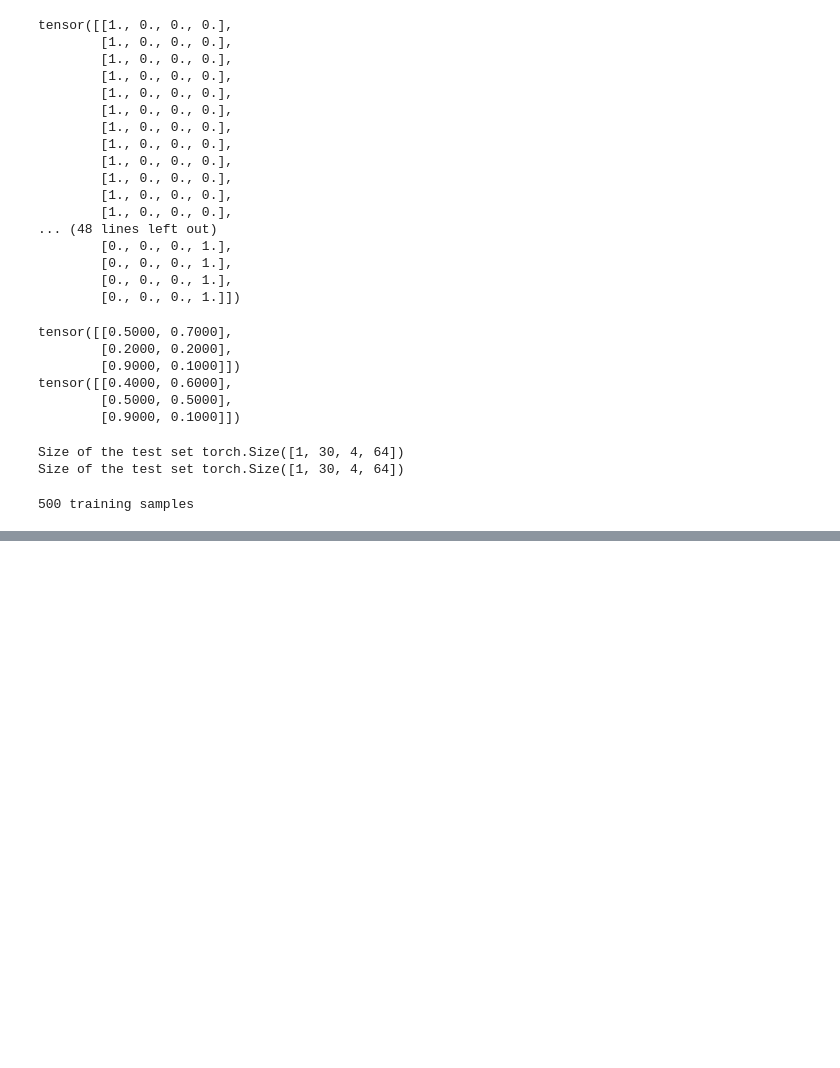
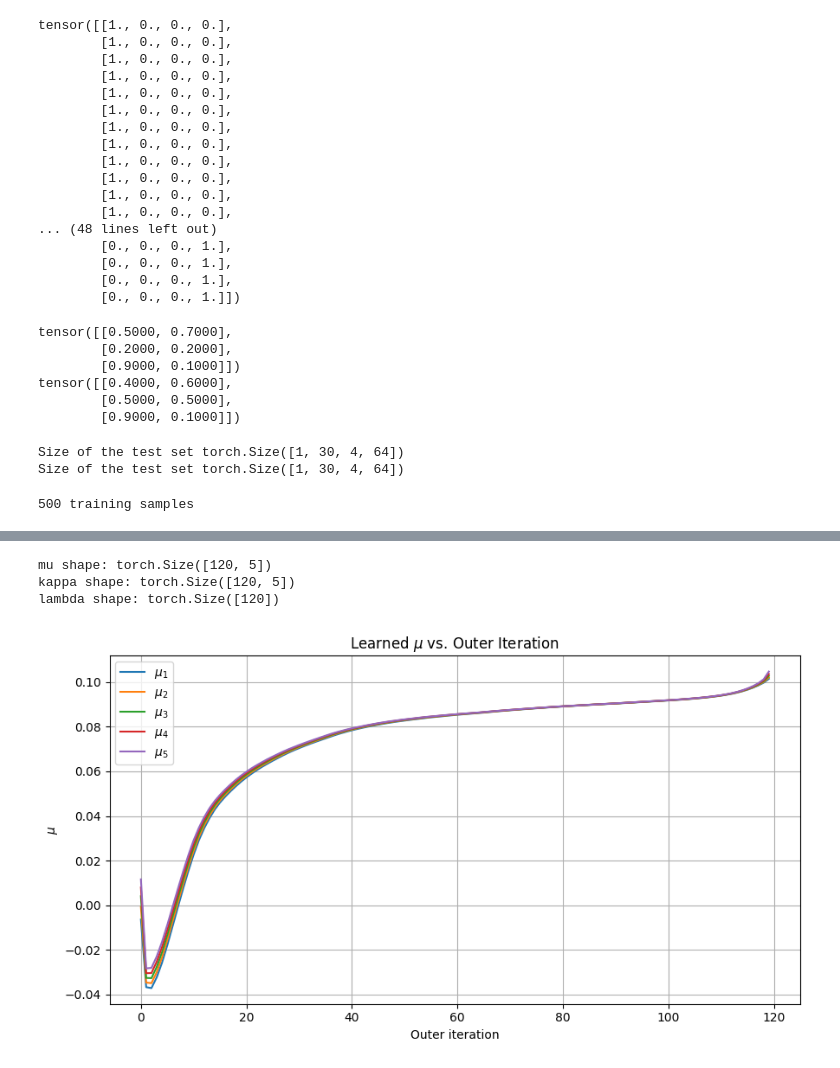
Before and after one commit to SurangaPrasad/hbf_pc_isac, a Jupyter notebook: inspections.ipynb, the cells around one changed output, grey strips where cells are left out. Cells and saved outputs as stored; diff of their text form; code cells hidden in the pictures; blank space fills up the shorter version.

```diff
--- a/inspections.ipynb
+++ b/inspections.ipynb
@@ -94,0 +126,54 @@ print(len(H_train[0]), 'training samples')
+# %%
+import torch
+import matplotlib.pyplot as plt
+
+model_path = "model/64TX_4UE_4RF/JointUPGANet_fixed_I120_J5.pth"
+
+checkpoint = torch.load(model_path, map_location="cpu")
+
+# 120 outer iterations
+iterations = range(120)
+
+# Shape: [120, 5]
+mu = torch.stack([
+    checkpoint[f"layers.{i}.mu"].detach().cpu()
+    for i in iterations
+])
+
+kappa = torch.stack([
+    checkpoint[f"layers.{i}.kappa"].detach().cpu()
+    for i in iterations
+])
+
+# Shape: [120]
+lambda_ = torch.stack([
+    checkpoint[f"layers.{i}.lambda_"].detach().cpu()
+    for i in iterations
+])
+
+print("mu shape:", mu.shape)
+print("kappa shape:", kappa.shape)
+print("lambda shape:", lambda_.shape)
+# %% [output]
+mu shape: torch.Size([120, 5])
+kappa shape: torch.Size([120, 5])
+lambda shape: torch.Size([120])
+# %%
+plt.figure(figsize=(9, 5))
+
+for j in range(5):
+    plt.plot(
+        iterations,
+        mu[:, j],
+        label=fr"$\mu_{j+1}$"
+    )
+
+plt.xlabel("Outer iteration")
+plt.ylabel(r"$\mu$")
+plt.title(r"Learned $\mu$ vs. Outer Iteration")
+plt.legend()
+plt.grid(True)
+plt.tight_layout()
+plt.show()
+# %% [output]
+[figure, added]
```
Also changed, not shown: parts of 4 cells of this notebook, 5 other files.
